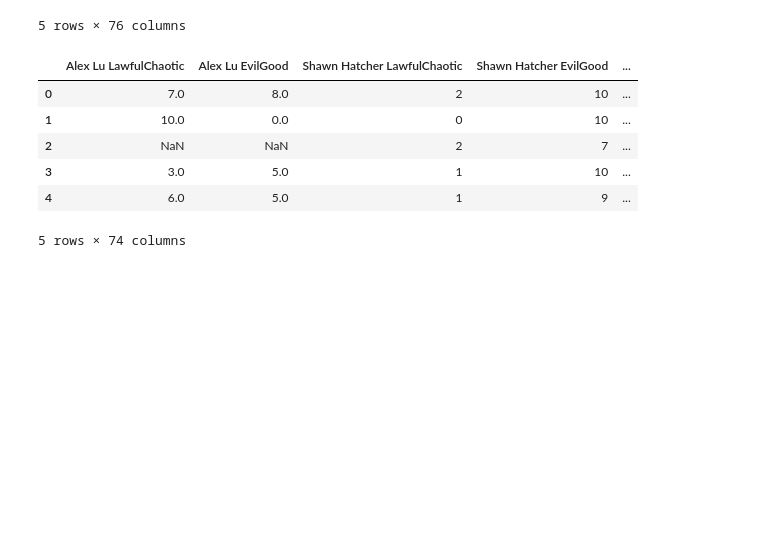
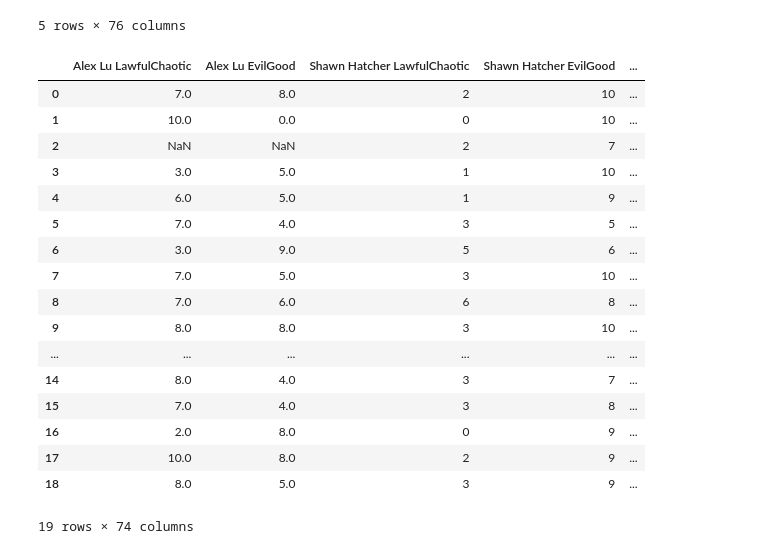
Before and after one commit to lualex403/csama, a Jupyter notebook: main.ipynb, the cells around one changed output. Saved outputs shown, nothing was run; the diff lists cells and outputs as text; code cells hidden in the pictures; blank space fills up the shorter version.

```diff
--- a/main.ipynb
+++ b/main.ipynb
@@ -16,20 +16,31 @@ df.head()
 # %%
 # clean up csv
 df = df.drop(df.columns[:2], axis=1)
 names = ['Alex Lu', 'Shawn Hatcher', 'Selina Wu', 'Jessica Yin', 'Raymond Sun', 'Naomi Norton', 'Cris Ferreon', 'Marcel Lee', 'Jayden Lu', 'Cindy Chai', 'Victoria Vuong', 'Cat Li', 'Jing Zhang', 'Zhikai Tang', 'Elaina Lan', 'Zoie Lee', 'Timmy Huang', 'Michael Ouyang', 'Zijing Lian', 'Aaron Hew', 'Andrew Lee', 'Shuhan Sun', 'Rohit Bandi', 'Nick Nguyen', 'Jessie Chen', 'Crystal Lee', 'Diana Yang', 'Josh Dong', 'Audrey Tan', 'Jordan Chen', 'Jason Li', 'Aaron Hu', 'Corn Wang', 'Diane Guo', 'Jely Lin', 'Annie Teng', 'Cyndi Liang']
 columnLables = []
 # Iterate over each name and generate two variations
 for name in names:
     lawful_chaotic = name + " LawfulChaotic"
     evil_good = name + " EvilGood"
     columnLables.extend([lawful_chaotic, evil_good])
 df.columns = columnLables
-df.head()
+display(df)
 # %% [output]
 |  | Alex Lu LawfulChaotic | Alex Lu EvilGood | Shawn Hatcher LawfulChaotic | Shawn Hatcher EvilGood | ... |
 | 0 | 7.0 | 8.0 | 2 | 10 | ... |
 | 1 | 10.0 | 0.0 | 0 | 10 | ... |
 | 2 | NaN | NaN | 2 | 7 | ... |
 | 3 | 3.0 | 5.0 | 1 | 10 | ... |
 | 4 | 6.0 | 5.0 | 1 | 9 | ... |
+| 5 | 7.0 | 4.0 | 3 | 5 | ... |
+| 6 | 3.0 | 9.0 | 5 | 6 | ... |
+| 7 | 7.0 | 5.0 | 3 | 10 | ... |
+| 8 | 7.0 | 6.0 | 6 | 8 | ... |
+| 9 | 8.0 | 8.0 | 3 | 10 | ... |
+| ... | ... | ... | ... | ... | ... |
+| 14 | 8.0 | 4.0 | 3 | 7 | ... |
+| 15 | 7.0 | 4.0 | 3 | 8 | ... |
+| 16 | 2.0 | 8.0 | 0 | 9 | ... |
+| 17 | 10.0 | 8.0 | 2 | 9 | ... |
+| 18 | 8.0 | 5.0 | 3 | 9 | ... |
-5 rows × 74 columns
+19 rows × 74 columns
```
Also changed, not shown: parts of 3 cells of this notebook, 38 other files.
